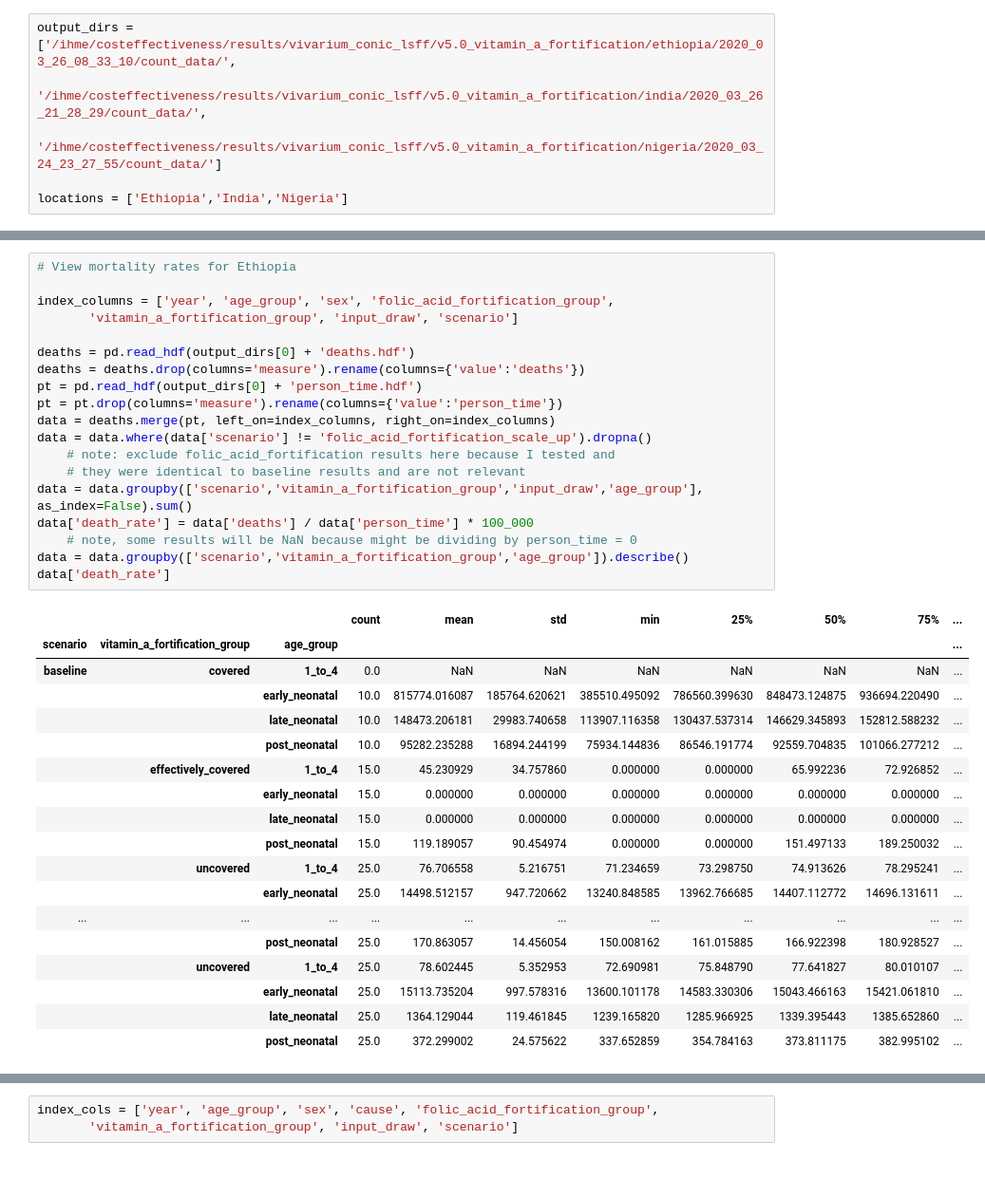
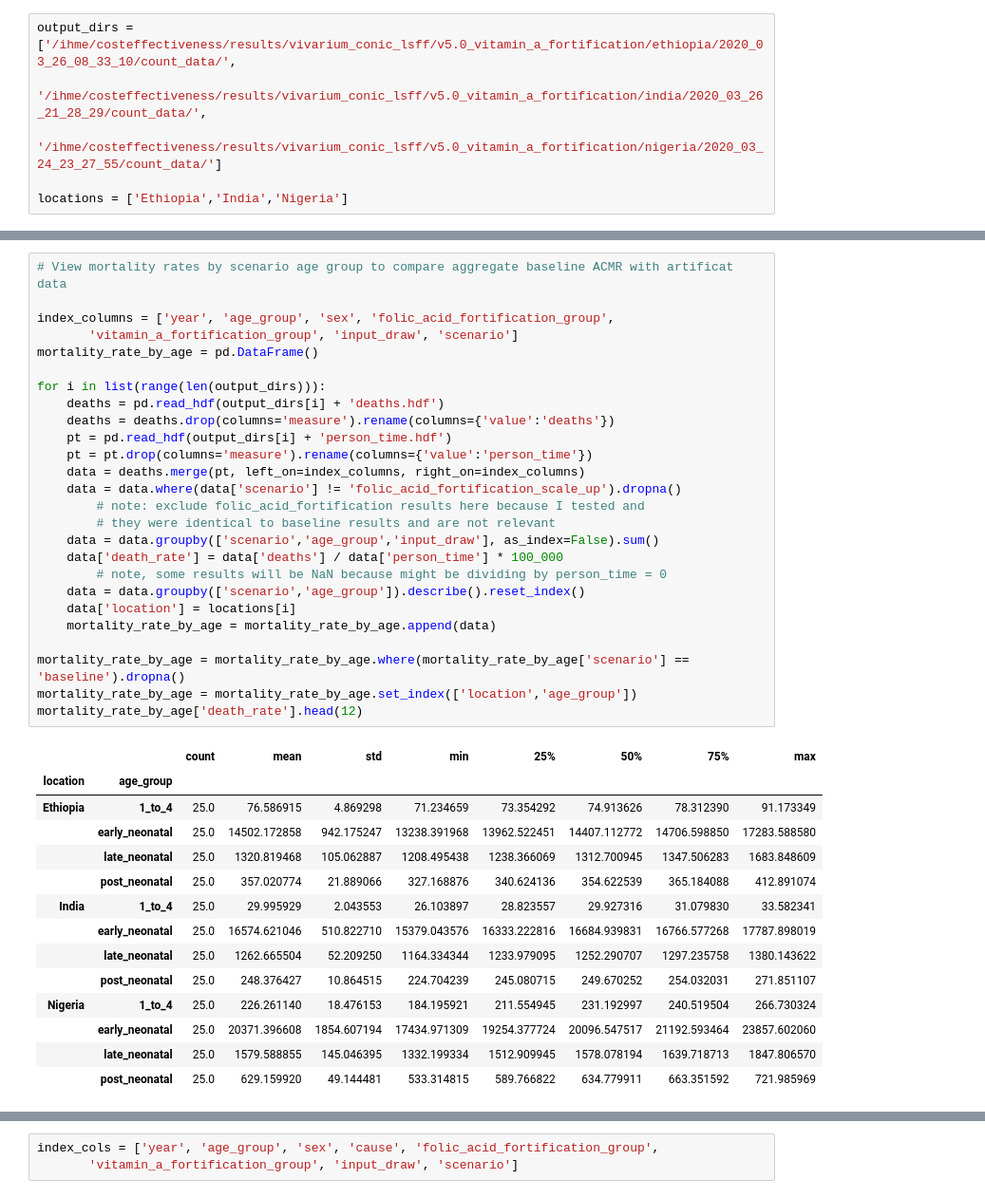
Before and after one commit to ihmeuw/vivarium_data_analysis, a Jupyter notebook: output_processing/lsff/model_5/model_5_vitamin_a_outputs.ipynb, the cells around one changed output, grey strips where cells are left out. Shown at 95% size. Drawn from its saved outputs; the diff is of its cells as text; blank space fills up the shorter version.

```diff
--- a/output_processing/lsff/model_5/model_5_vitamin_a_outputs.ipynb
+++ b/output_processing/lsff/model_5/model_5_vitamin_a_outputs.ipynb
@@ -23,38 +77,41 @@ locations = ['Ethiopia','India','Nigeria']
 # %%
-# View mortality rates for Ethiopia
+# View mortality rates by scenario age group to compare aggregate baseline ACMR with artificat data
 
 index_columns = ['year', 'age_group', 'sex', 'folic_acid_fortification_group',
        'vitamin_a_fortification_group', 'input_draw', 'scenario']
+mortality_rate_by_age = pd.DataFrame()
 
-deaths = pd.read_hdf(output_dirs[0] + 'deaths.hdf')
-deaths = deaths.drop(columns='measure').rename(columns={'value':'deaths'})
-pt = pd.read_hdf(output_dirs[0] + 'person_time.hdf')
-pt = pt.drop(columns='measure').rename(columns={'value':'person_time'})
-data = deaths.merge(pt, left_on=index_columns, right_on=index_columns)
-data = data.where(data['scenario'] != 'folic_acid_fortification_scale_up').dropna()
-    # note: exclude folic_acid_fortification results here because I tested and
-    # they were identical to baseline results and are not relevant
-data = data.groupby(['scenario','vitamin_a_fortification_group','input_draw','age_group'], as_index=False).sum()
-data['death_rate'] = data['deaths'] / data['person_time'] * 100_000
-    # note, some results will be NaN because might be dividing by person_time = 0
-data = data.groupby(['scenario','vitamin_a_fortification_group','age_group']).describe()
-data['death_rate']
+for i in list(range(len(output_dirs))):
+    deaths = pd.read_hdf(output_dirs[i] + 'deaths.hdf')
+    deaths = deaths.drop(columns='measure').rename(columns={'value':'deaths'})
+    pt = pd.read_hdf(output_dirs[i] + 'person_time.hdf')
+    pt = pt.drop(columns='measure').rename(columns={'value':'person_time'})
+    data = deaths.merge(pt, left_on=index_columns, right_on=index_columns)
+    data = data.where(data['scenario'] != 'folic_acid_fortification_scale_up').dropna()
+        # note: exclude folic_acid_fortification results here because I tested and
+        # they were identical to baseline results and are not relevant
+    data = data.groupby(['scenario','age_group','input_draw'], as_index=False).sum()
+    data['death_rate'] = data['deaths'] / data['person_time'] * 100_000
+        # note, some results will be NaN because might be dividing by person_time = 0
+    data = data.groupby(['scenario','age_group']).describe().reset_index()
+    data['location'] = locations[i]
+    mortality_rate_by_age = mortality_rate_by_age.append(data)
+
+mortality_rate_by_age = mortality_rate_by_age.where(mortality_rate_by_age['scenario'] == 'baseline').dropna()
+mortality_rate_by_age = mortality_rate_by_age.set_index(['location','age_group'])
+mortality_rate_by_age['death_rate'].head(12)
 # %% [output]
-|  |  |  | count | mean | std | min | 25% | 50% | 75% | ... |
-| scenario | vitamin_a_fortification_group | age_group |  |  |  |  |  |  |  | ... |
-| baseline | covered | 1_to_4 | 0.0 | NaN | NaN | NaN | NaN | NaN | NaN | ... |
-|  |  | early_neonatal | 10.0 | 815774.016087 | 185764.620621 | 385510.495092 | 786560.399630 | 848473.124875 | 936694.220490 | ... |
-|  |  | late_neonatal | 10.0 | 148473.206181 | 29983.740658 | 113907.116358 | 130437.537314 | 146629.345893 | 152812.588232 | ... |
-|  |  | post_neonatal | 10.0 | 95282.235288 | 16894.244199 | 75934.144836 | 86546.191774 | 92559.704835 | 101066.277212 | ... |
-|  | effectively_covered | 1_to_4 | 15.0 | 45.230929 | 34.757860 | 0.000000 | 0.000000 | 65.992236 | 72.926852 | ... |
-|  |  | early_neonatal | 15.0 | 0.000000 | 0.000000 | 0.000000 | 0.000000 | 0.000000 | 0.000000 | ... |
-|  |  | late_neonatal | 15.0 | 0.000000 | 0.000000 | 0.000000 | 0.000000 | 0.000000 | 0.000000 | ... |
-|  |  | post_neonatal | 15.0 | 119.189057 | 90.454974 | 0.000000 | 0.000000 | 151.497133 | 189.250032 | ... |
-|  | uncovered | 1_to_4 | 25.0 | 76.706558 | 5.216751 | 71.234659 | 73.298750 | 74.913626 | 78.295241 | ... |
-|  |  | early_neonatal | 25.0 | 14498.512157 | 947.720662 | 13240.848585 | 13962.766685 | 14407.112772 | 14696.131611 | ... |
-| ... | ... | ... | ... | ... | ... | ... | ... | ... | ... | ... |
-|  |  | post_neonatal | 25.0 | 170.863057 | 14.456054 | 150.008162 | 161.015885 | 166.922398 | 180.928527 | ... |
-|  | uncovered | 1_to_4 | 25.0 | 78.602445 | 5.352953 | 72.690981 | 75.848790 | 77.641827 | 80.010107 | ... |
-|  |  | early_neonatal | 25.0 | 15113.735204 | 997.578316 | 13600.101178 | 14583.330306 | 15043.466163 | 15421.061810 | ... |
-|  |  | late_neonatal | 25.0 | 1364.129044 | 119.461845 | 1239.165820 | 1285.966925 | 1339.395443 | 1385.652860 | ... |
-|  |  | post_neonatal | 25.0 | 372.299002 | 24.575622 | 337.652859 | 354.784163 | 373.811175 | 382.995102 | ... |
+|  |  | count | mean | std | min | 25% | 50% | 75% | max |
+| location | age_group |  |  |  |  |  |  |  |  |
+| Ethiopia | 1_to_4 | 25.0 | 76.586915 | 4.869298 | 71.234659 | 73.354292 | 74.913626 | 78.312390 | 91.173349 |
+|  | early_neonatal | 25.0 | 14502.172858 | 942.175247 | 13238.391968 | 13962.522451 | 14407.112772 | 14706.598850 | 17283.588580 |
+|  | late_neonatal | 25.0 | 1320.819468 | 105.062887 | 1208.495438 | 1238.366069 | 1312.700945 | 1347.506283 | 1683.848609 |
+|  | post_neonatal | 25.0 | 357.020774 | 21.889066 | 327.168876 | 340.624136 | 354.622539 | 365.184088 | 412.891074 |
+| India | 1_to_4 | 25.0 | 29.995929 | 2.043553 | 26.103897 | 28.823557 | 29.927316 | 31.079830 | 33.582341 |
+|  | early_neonatal | 25.0 | 16574.621046 | 510.822710 | 15379.043576 | 16333.222816 | 16684.939831 | 16766.577268 | 17787.898019 |
+|  | late_neonatal | 25.0 | 1262.665504 | 52.209250 | 1164.334344 | 1233.979095 | 1252.290707 | 1297.235758 | 1380.143622 |
+|  | post_neonatal | 25.0 | 248.376427 | 10.864515 | 224.704239 | 245.080715 | 249.670252 | 254.032031 | 271.851107 |
+| Nigeria | 1_to_4 | 25.0 | 226.261140 | 18.476153 | 184.195921 | 211.554945 | 231.192997 | 240.519504 | 266.730324 |
+|  | early_neonatal | 25.0 | 20371.396608 | 1854.607194 | 17434.971309 | 19254.377724 | 20096.547517 | 21192.593464 | 23857.602060 |
+|  | late_neonatal | 25.0 | 1579.588855 | 145.046395 | 1332.199334 | 1512.909945 | 1578.078194 | 1639.718713 | 1847.806570 |
+|  | post_neonatal | 25.0 | 629.159920 | 49.144481 | 533.314815 | 589.766822 | 634.779911 | 663.351592 | 721.985969 |
```
Also changed, not shown: parts of 25 cells of this notebook.
